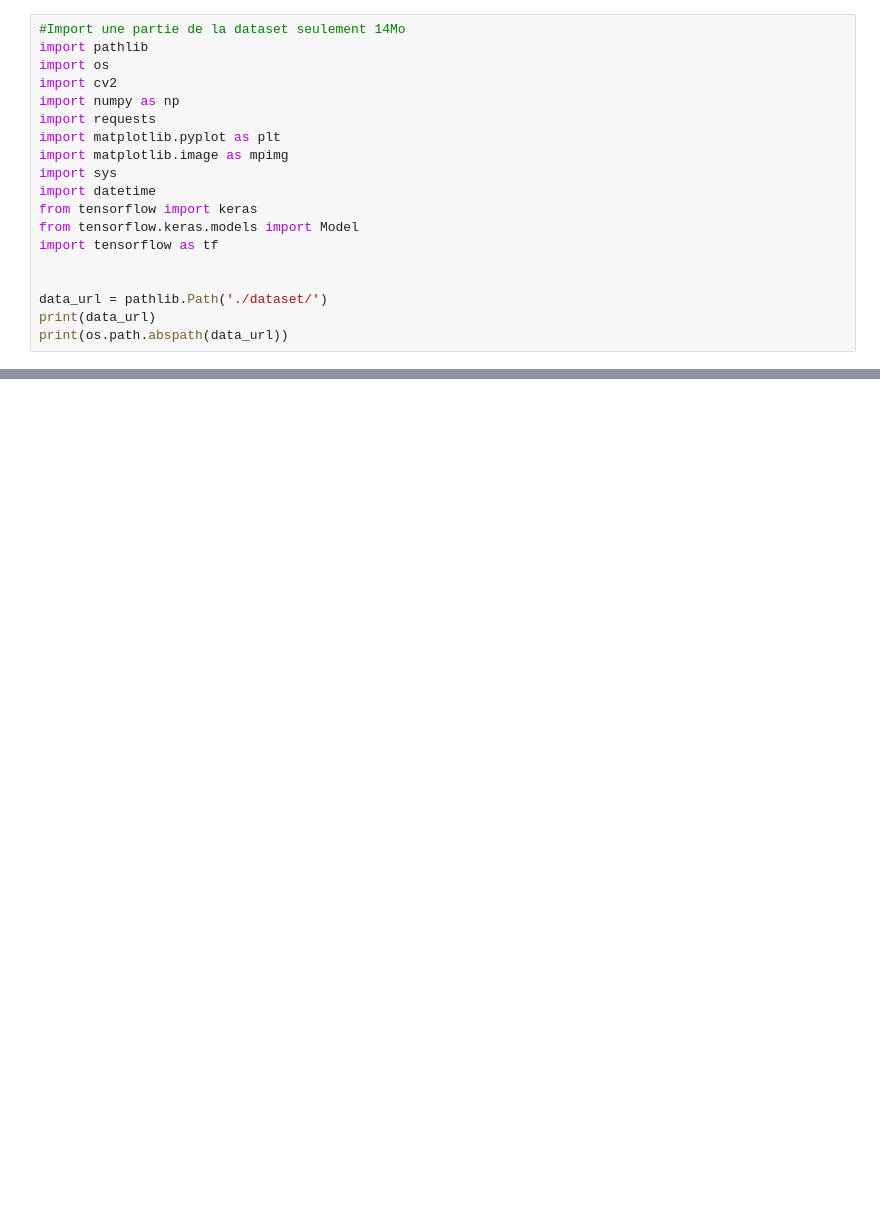
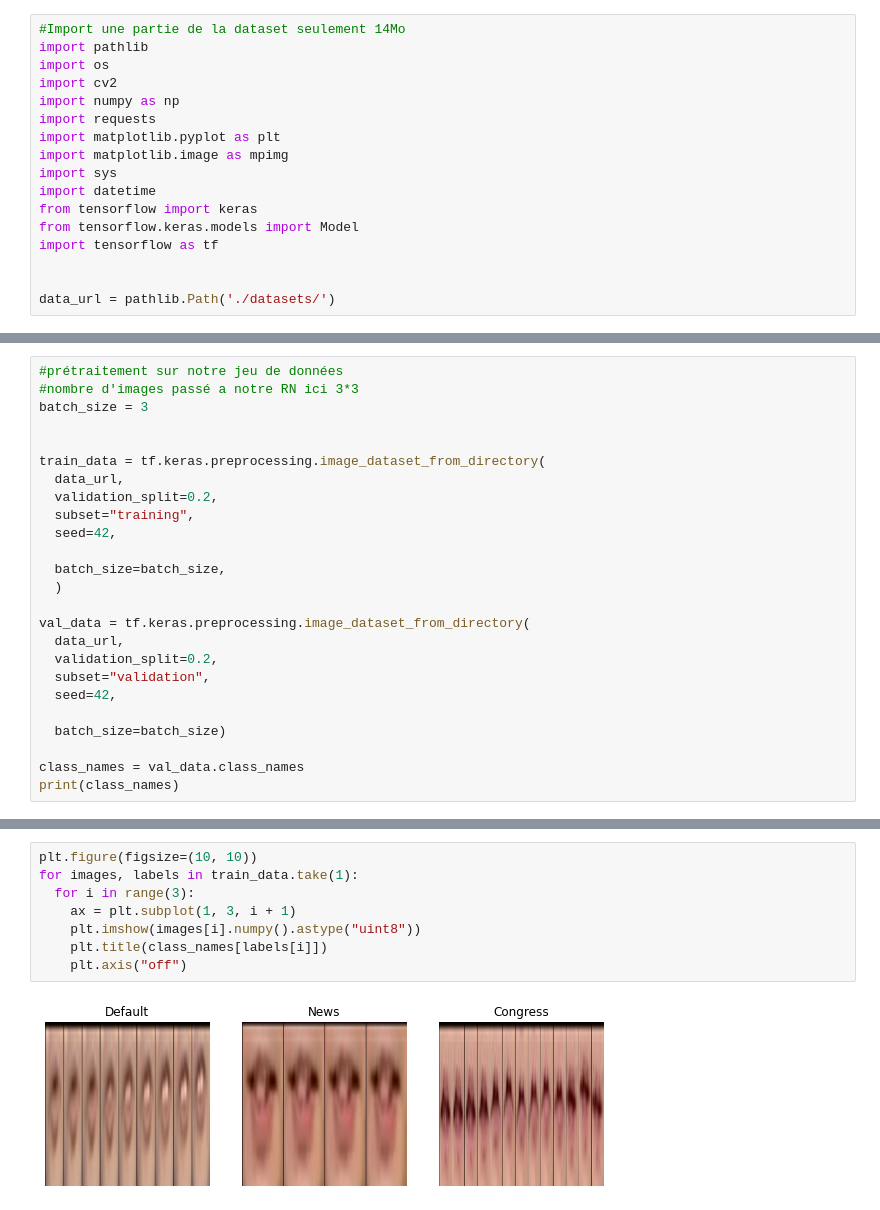
Before and after one commit to massinoLight/Lip_readingCNN, a Jupyter notebook: lipCNN.ipynb, the cells around one changed output, grey strips where cells are left out. Drawn from its saved outputs; the diff is of its cells as text; blank space fills up the shorter version.

```diff
--- a/lipCNN.ipynb
+++ b/lipCNN.ipynb
@@ -14,7 +14,5 @@ from tensorflow.keras.models import Model
 import tensorflow as tf
 
 
-data_url = pathlib.Path('./dataset/')
-print(data_url)
-print(os.path.abspath(data_url))
+data_url = pathlib.Path('./datasets/')
 # %% [output]
@@ -36,0 +28,25 @@ print(glob.glob(os.path.abspath(data_url)+"*.jpg"))
+# %%
+#prétraitement sur notre jeu de données
+#nombre d'images passé a notre RN ici 3*3
+batch_size = 3
+
+
+train_data = tf.keras.preprocessing.image_dataset_from_directory(
+  data_url,
+  validation_split=0.2,
+  subset="training",
+  seed=42,
+
+  batch_size=batch_size,
+  )
+
+val_data = tf.keras.preprocessing.image_dataset_from_directory(
+  data_url,
+  validation_split=0.2,
+  subset="validation",
+  seed=42,
+
+  batch_size=batch_size)
+
+class_names = val_data.class_names
+print(class_names)
@@ -36,0 +59,10 @@ print(glob.glob(os.path.abspath(data_url)+"*.jpg"))
+# %%
+plt.figure(figsize=(10, 10))
+for images, labels in train_data.take(1):
+  for i in range(3):
+    ax = plt.subplot(1, 3, i + 1)
+    plt.imshow(images[i].numpy().astype("uint8"))
+    plt.title(class_names[labels[i]])
+    plt.axis("off")
+# %% [output]
+[figure, added]
```
Also changed, not shown: parts of 5 cells of this notebook, 15 other files.
